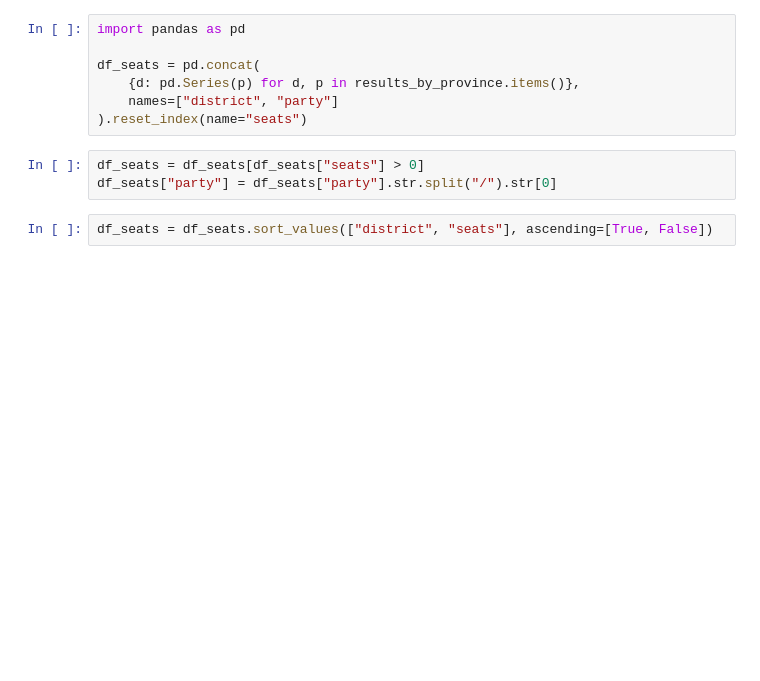
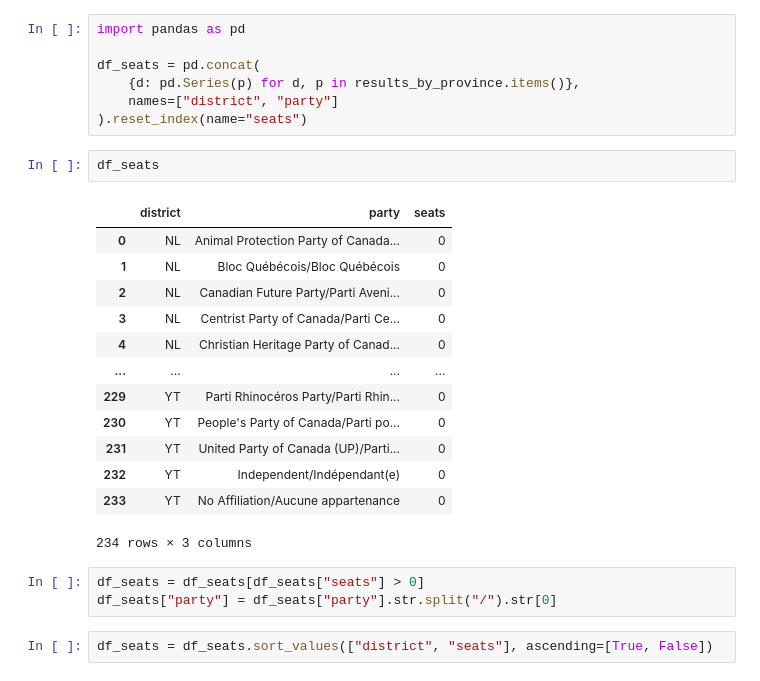
Before and after one commit to nervoustechie/canada-electoral-analysis, a Jupyter notebook: ElectoralAnalysis.ipynb, the cells around one changed output. Saved outputs shown, nothing was run; the diff lists cells and outputs as text; blank space fills up the shorter version.

```diff
--- a/ElectoralAnalysis.ipynb
+++ b/ElectoralAnalysis.ipynb
@@ -146,6 +175,22 @@ df_seats = pd.concat(
     {d: pd.Series(p) for d, p in results_by_province.items()},
     names=["district", "party"]
 ).reset_index(name="seats")
+# %%
+df_seats
+# %% [output]
+|  | district | party | seats |
+| 0 | NL | Animal Protection Party of Canada... | 0 |
+| 1 | NL | Bloc Québécois/Bloc Québécois | 0 |
+| 2 | NL | Canadian Future Party/Parti Aveni... | 0 |
+| 3 | NL | Centrist Party of Canada/Parti Ce... | 0 |
+| 4 | NL | Christian Heritage Party of Canad... | 0 |
+| ... | ... | ... | ... |
+| 229 | YT | Parti Rhinocéros Party/Parti Rhin... | 0 |
+| 230 | YT | People's Party of Canada/Parti po... | 0 |
+| 231 | YT | United Party of Canada (UP)/Parti... | 0 |
+| 232 | YT | Independent/Indépendant(e) | 0 |
+| 233 | YT | No Affiliation/Aucune appartenance | 0 |
+234 rows × 3 columns
 # %%
 df_seats = df_seats[df_seats["seats"] > 0]
 df_seats["party"] = df_seats["party"].str.split("/").str[0]
```
Also changed, not shown: parts of 22 cells of this notebook, 2 other files.
